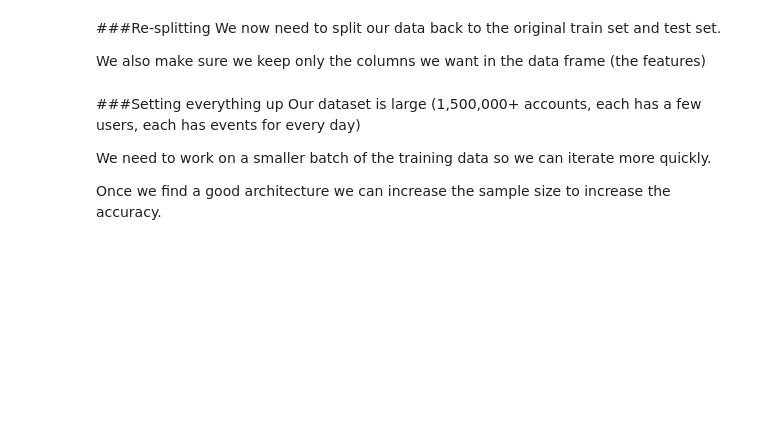
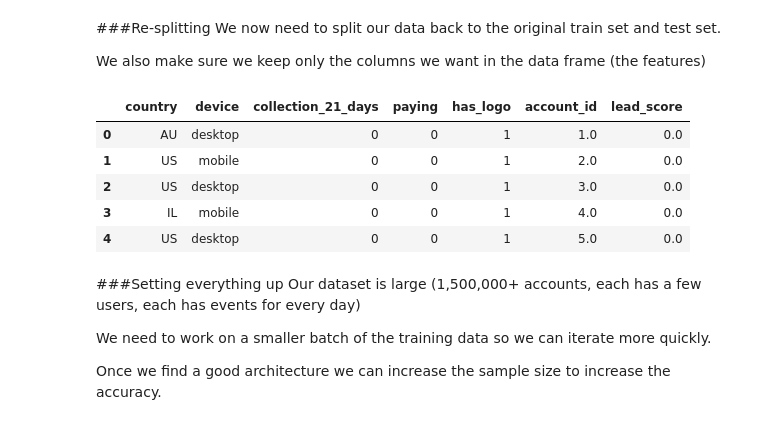
Before and after one commit to debbysonino/LamasDataHack, a Jupyter notebook: DataLearn_2019_Scaffold_basefiledavid.ipynb, the cells around one changed output. Drawn from its saved outputs; the diff is of its cells as text; code cells hidden in the pictures; blank space fills up the shorter version.

```diff
--- a/DataLearn_2019_Scaffold_basefiledavid.ipynb
+++ b/DataLearn_2019_Scaffold_basefiledavid.ipynb
@@ -188,6 +241,15 @@ dataset.loc[:,normalized_features +
 # Splitting them back up to the original train/test split
 dataset_train = dataset[dataset.reset_index().account_id.isin(train_accounts.account_id)]
 dataset_test = dataset[dataset.reset_index().account_id.isin(test_accounts.account_id)]
+# %%
+dataset.head()
+# %% [output]
+|  | country | device | collection_21_days | paying | has_logo | account_id | lead_score |
+| 0 | AU | desktop | 0 | 0 | 1 | 1.0 | 0.0 |
+| 1 | US | mobile | 0 | 0 | 1 | 2.0 | 0.0 |
+| 2 | US | desktop | 0 | 0 | 1 | 3.0 | 0.0 |
+| 3 | IL | mobile | 0 | 0 | 1 | 4.0 | 0.0 |
+| 4 | US | desktop | 0 | 0 | 1 | 5.0 | 0.0 |
 # %% [markdown]
 ###Setting everything up
 Our dataset is large (1,500,000+ accounts, each has a few users, each has events for every day)
```
Also changed, not shown: parts of 8 cells of this notebook.
